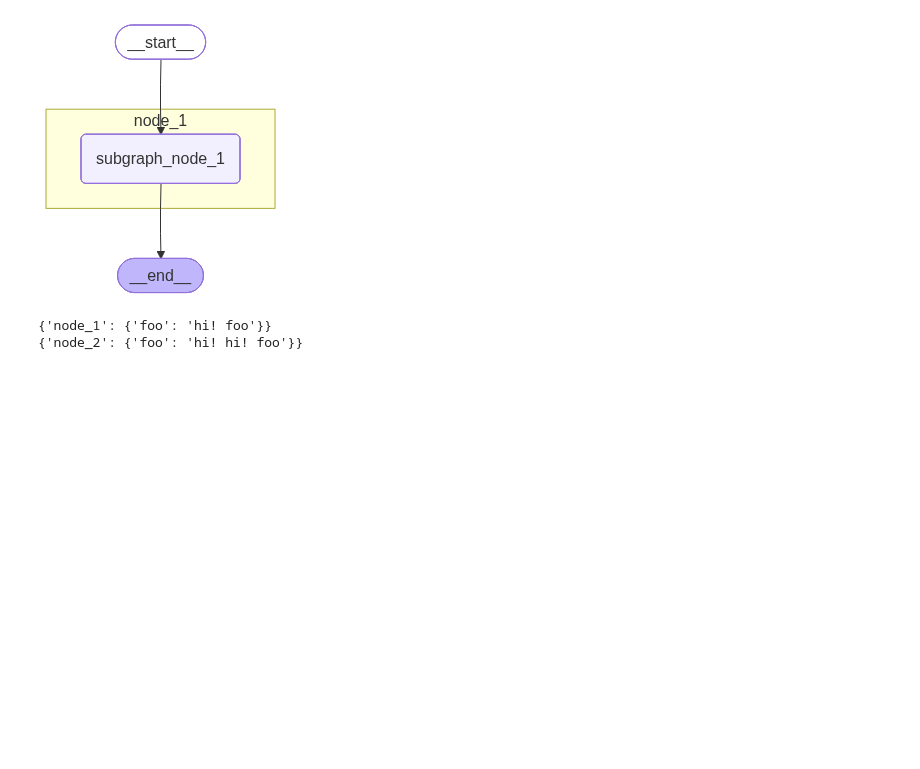
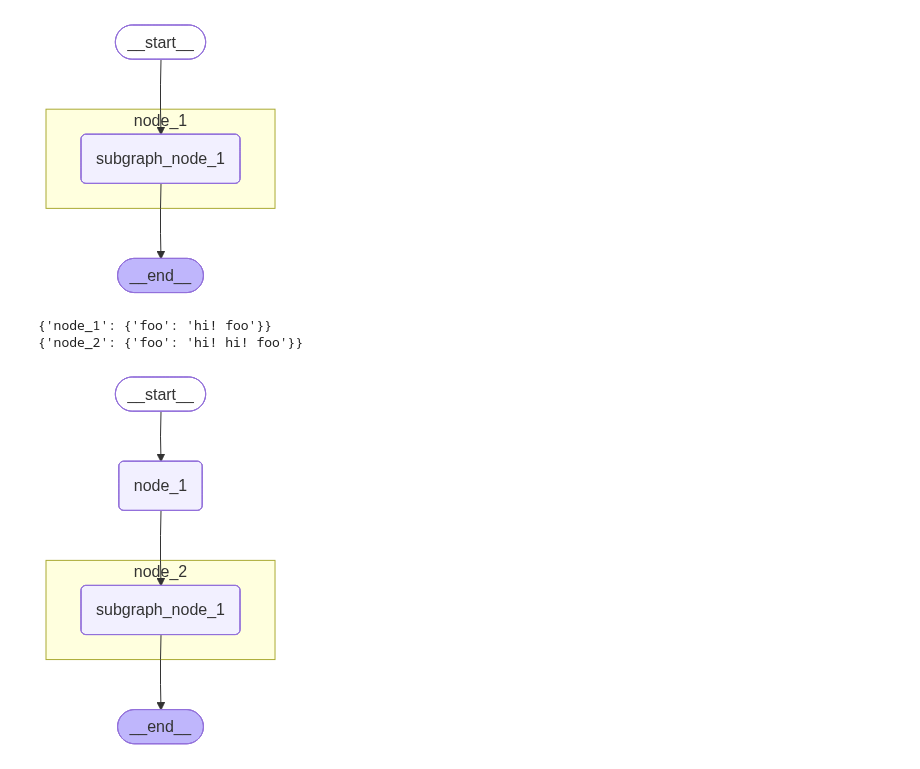
Before and after one commit to postforty/kor-it-langchain-class, a Jupyter notebook: ch11/sec01/02_subgraphs.ipynb, the cells around one changed output. Drawn from its saved outputs; the diff is of its cells as text; code cells hidden in the pictures; blank space fills up the shorter version.

```diff
--- a/ch11/sec01/02_subgraphs.ipynb
+++ b/ch11/sec01/02_subgraphs.ipynb
@@ -50,3 +50,7 @@ for chunk in graph.stream({"foo": "foo"}):
 # %% [output]
 {'node_1': {'foo': 'hi! foo'}}
 {'node_2': {'foo': 'hi! hi! foo'}}
+# %%
+display(Image(graph.get_graph(xray=True).draw_mermaid_png()))
+# %% [output]
+[figure, added]
```
Also changed, not shown: 4 other files.
